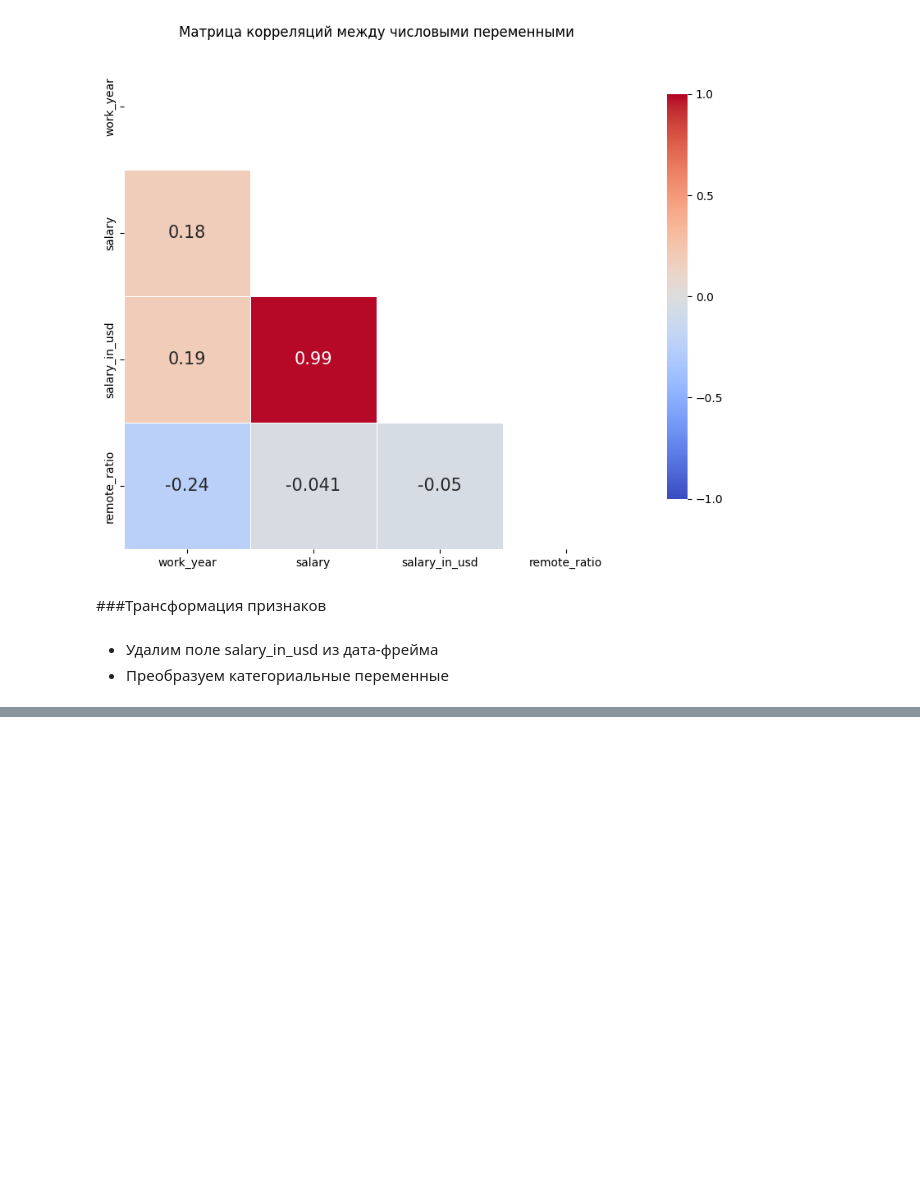
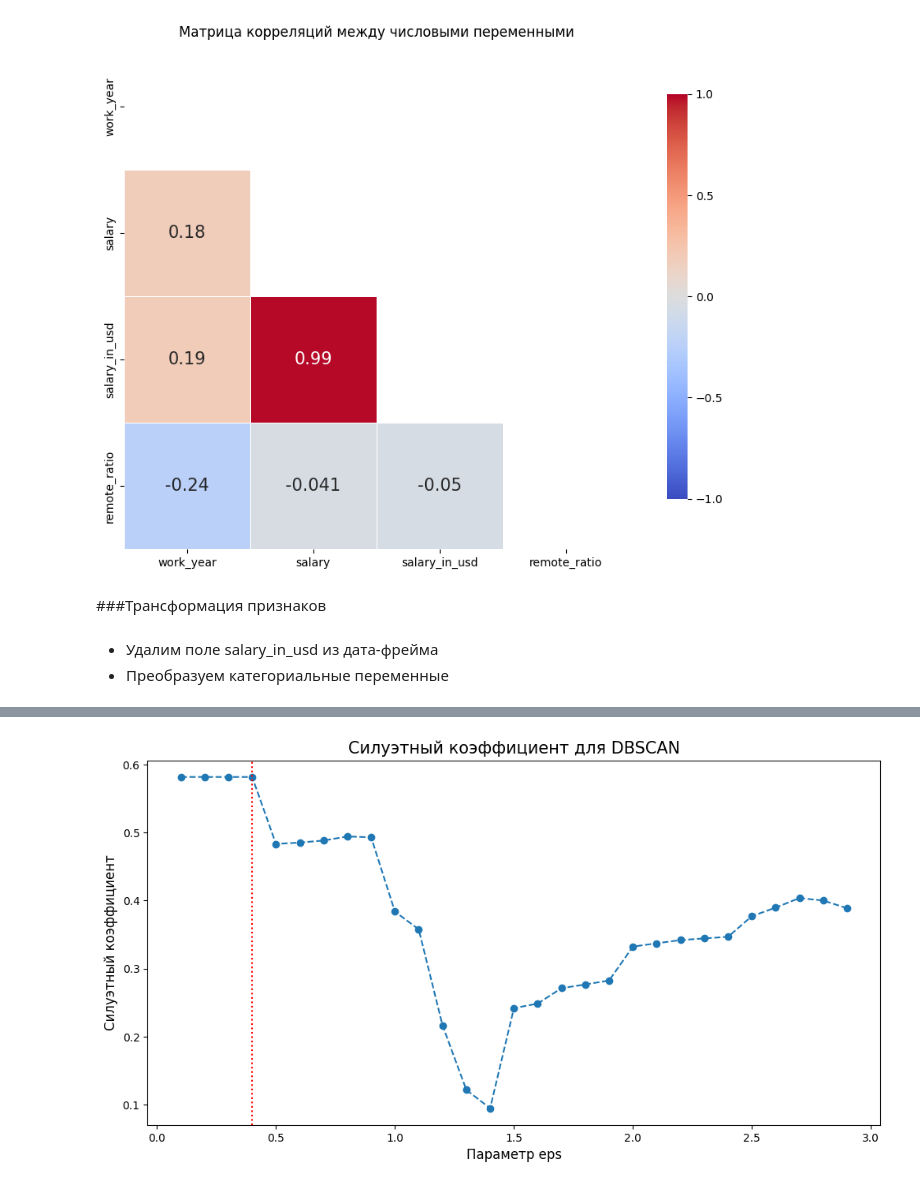
Before and after one commit to Dmitriy6655/-python-DS-ITOGOVAYA, a Jupyter notebook: sem_10_itog_HW.ipynb, the cells around one changed output, grey strips where cells are left out. Cells and saved outputs as stored; diff of their text form; code cells hidden in the pictures; blank space fills up the shorter version.

```diff
--- a/sem_10_itog_HW.ipynb
+++ b/sem_10_itog_HW.ipynb
@@ -369,0 +574,23 @@ plt.show()
+# %%
+# Силуэтный коэффициент для различных параметров eps - максимальное расстояние между двумя точками, чтобы они считались соседями
+eps_values = np.arange(0.1, 3, 0.1)
+silhouette_scores = []
+
+for eps in eps_values:
+    dbscan = DBSCAN(eps=eps, min_samples=5)
+    clusters = dbscan.fit_predict(X_scaled)
+    if len(set(clusters)) > 1:
+        score = silhouette_score(X_scaled, clusters)
+        silhouette_scores.append(score)
+    else:
+        silhouette_scores.append(-1)  # Если один кластер, силуэтный коэффициент некорректен
+
+plt.figure(figsize=(12, 6))
+plt.plot(eps_values, silhouette_scores, marker='o', linestyle='--', linewidth=1.5)
+plt.axvline(x=0.4, linestyle=':', color='r')
+plt.title('Силуэтный коэффициент для DBSCAN', fontsize=15)
+plt.xlabel('Параметр eps', fontsize=12)
+plt.ylabel('Силуэтный коэффициент', fontsize=12)
+plt.show()
+# %% [output]
+[figure, added]
```
Also changed, not shown: parts of 43 cells of this notebook.
